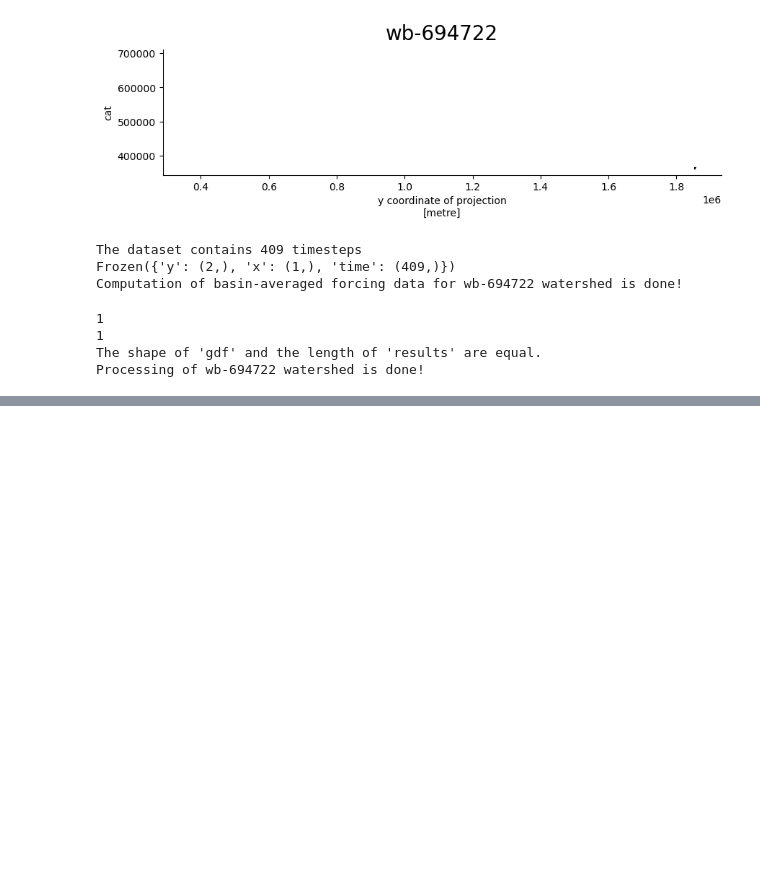
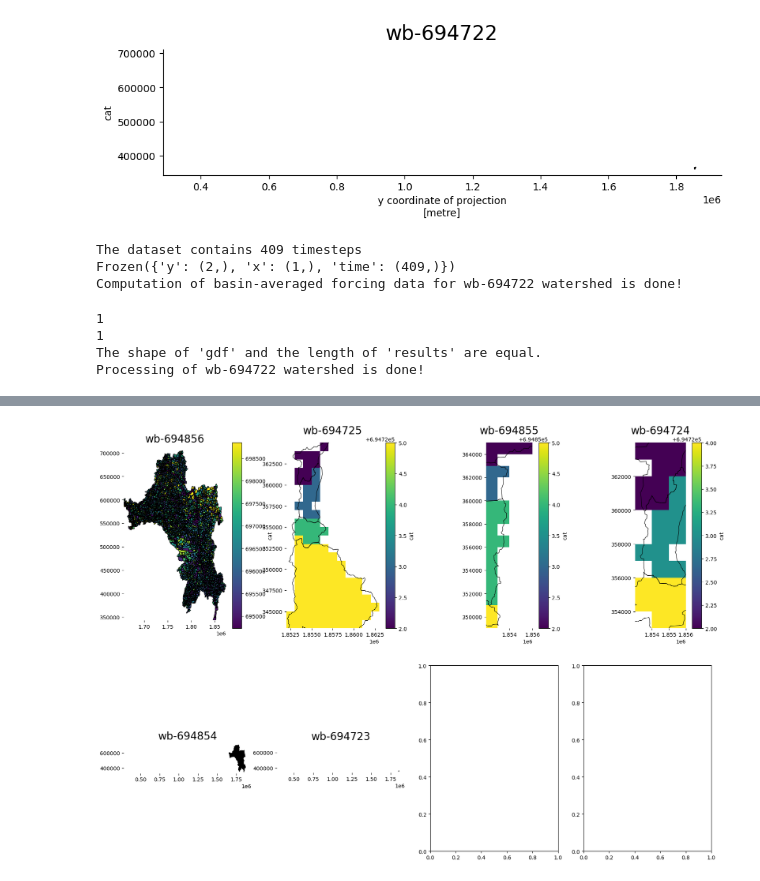
Before and after one commit to javedali99/si2023-compound-flooding, a Jupyter notebook: notebooks/02-ngen-create-cfe-forcing-kerchunk-JA.ipynb, the cells around one changed output, grey strips where cells are left out. Saved outputs shown, nothing was run; the diff lists cells and outputs as text; code cells hidden in the pictures; blank space fills up the shorter version.

Commit message:
Finish running nextgen cfe model

```diff
--- a/notebooks/02-ngen-create-cfe-forcing-kerchunk-nyc-JA.ipynb
+++ b/notebooks/02-ngen-create-cfe-forcing-kerchunk-JA.ipynb
@@ -958,0 +961,98 @@ Processing of wb-694722 watershed is done!
+# %%
+# List of watersheds in NYC area
+ids_list = ['wb-694856', 'wb-694725', 'wb-694855', 'wb-694724',  'wb-694854', 'wb-694723', 'wb-698891', 'wb-694722']
+
+# Create a figure with 8 subplots, with 2 rows and 4 columns
+fig, axs = plt.subplots(nrows=2, ncols=4, figsize=(20, 14))
+
+# Flatten the axes array so we can easily loop over it
+axs = axs.flatten()
+
+for ax, wb_id in zip(axs, tqdm(ids_list)):
+
+    ################################################################
+    ### Add spatial reference to the model domain
+    ################################################################
+
+    # prepare geometries for spatial averaging
+    gdf = geopandas.read_file(f'{wb_id}/config/{wb_id.split("_")[0]}_upstream_subset.gpkg', layer='divides')
+
+    # convert these data into the projection of our forcing data
+    target_crs = pyproj.Proj(proj='lcc',
+                           lat_1=30.,
+                           lat_2=60.,
+                           lat_0=40.0000076293945, lon_0=-97., # Center point
+                           a=6370000, b=6370000)
+
+    gdf = gdf.to_crs(target_crs.crs)
+
+    # important step
+    # rechunk the dataset to solve the memory limit issue
+    ds = ds.chunk(chunks={'time':1})
+
+    print(f"Preparation of geometries for {wb_id} watershed is done!")
+
+    #################################################################
+    ### Clip AORC to the extent of the subset hydrofabric geometries
+    #################################################################
+
+    # create zonal id column
+    gdf['cat'] = gdf.id.str.split('-').str[-1].astype(int)
+
+    # clip AORC to the extent of the hydrofabric geometries
+    ds = ds.rio.clip(gdf.geometry.values,
+                     gdf.crs,
+                     drop=True,
+                     invert=False)
+
+    # select a single array of data to use as a template
+    # lwdown_data = ds.isel(time=0).LWDOWN
+
+    # create a grid for the geocube
+    out_grid = make_geocube(
+        vector_data=gdf,
+        measurements=["cat"],
+        like=ds # ensure the data are on the same grid
+    )
+
+    # add the catchment variable to the original dataset
+    ds = ds.assign_coords(cat = (['y','x'], out_grid.cat.data))
+
+    # compute the unique catchment IDs which will be used to compute zonal statistics
+    catchment_ids = numpy.unique(ds.cat.data[~numpy.isnan(ds.cat.data)])
+
+    print(f'The dataset contains {len(catchment_ids)} catchments')
+
+    print(f"Clipping AORC to the extent of the subset hydrofabric geometries for {wb_id} watershed is done!")
+
+    ######################################################################
+    ### Preview the gridded catchments over the watershed vector boundary
+    ######################################################################
+
+    # plot the gridded catchment mapping
+    ds.cat.plot(ax=ax)
+
+    # preview map geometries
+    gdf.iloc[:].plot(ax=ax, linewidth=0.8, edgecolor='k', facecolor='None')
+
+    # Remove axes labels
+    ax.set_xlabel('')
+    ax.set_ylabel('')
+
+    # Remove all spines
+    ax.spines['right'].set_visible(False)
+    ax.spines['top'].set_visible(False)
+    ax.spines['left'].set_visible(False)
+    ax.spines['bottom'].set_visible(False)
+
+    ax.set_title(f"{wb_id}", fontsize=20, y=1.03)
+
+# Adjust the height of the colorbar to 80%
+cbar = plt.colorbar(ax=axs.ravel().tolist(), pad=0.01, fraction=0.8)
+cbar.set_label('Catchment ID', rotation=270)
+
+# Save the figure as a PNG
+plt.savefig('watersheds.png', dpi=300)
+
+plt.show()
+# %% [output]
@@ -958,0 +1079 @@ Processing of wb-694722 watershed is done!
+[figure, added]
```
Also changed, not shown: parts of 4 cells of this notebook, 7 other files.
